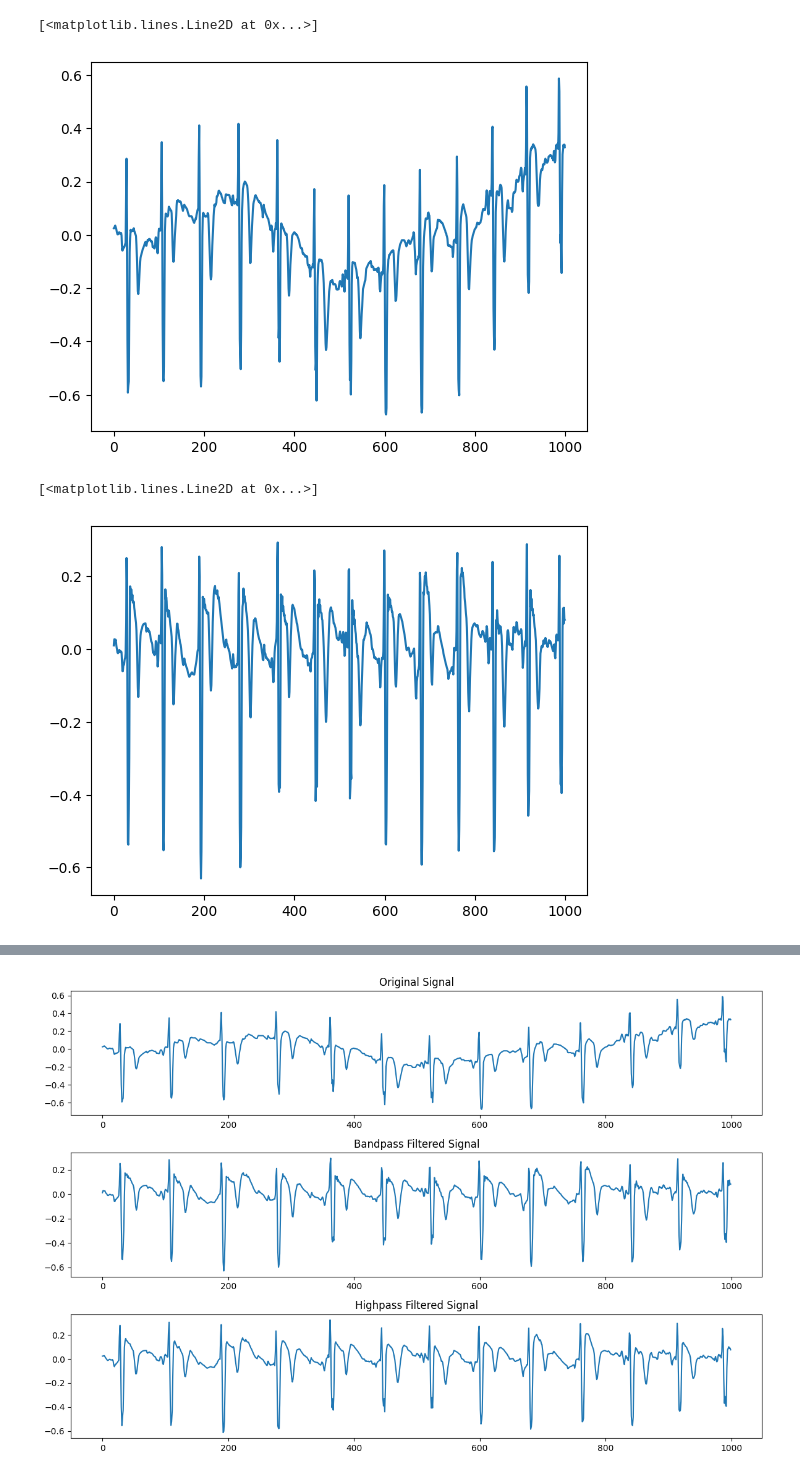
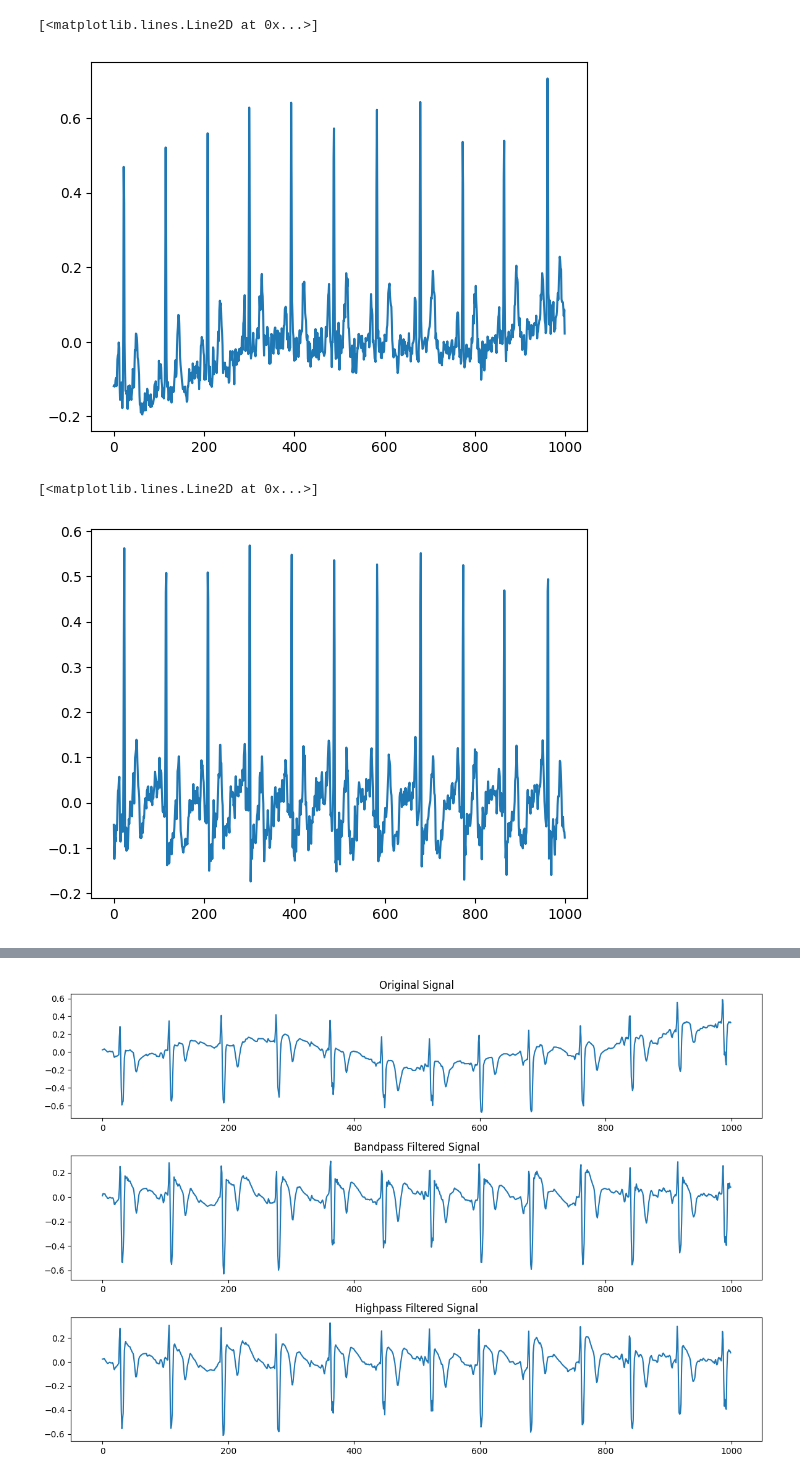
Before and after one commit to Nateml/bachelors_thesis, a Jupyter notebook: notebooks/exploratory/preprocessing.ipynb, the cells around one changed output, grey strips where cells are left out. Cells and saved outputs as stored; diff of their text form; code cells hidden in the pictures.

```diff
--- a/notebooks/exploratory/preprocessing.ipynb
+++ b/notebooks/exploratory/preprocessing.ipynb
@@ -13,16 +13,16 @@ signals.shape
 # %%
-idx = 3
+idx = 0
 # View a signal before bandpass filtering
 sig = signals[idx, :, 0]
 plt.plot(sig)
 # %% [output]
 [<matplotlib.lines.Line2D at 0x...>]
-[figure, old version]
+[figure, new version]
 # %%
-bandpass_sig = bandpass(sig, 100, order=4, low=0.5, high=40)
+bandpass_sig = bandpass(sig, sampling_rate=100, order=4, low=0.5, high=40)
 plt.plot(bandpass_sig)
 # %% [output]
 [<matplotlib.lines.Line2D at 0x...>]
-[figure, old version]
+[figure, new version]
 # %%
 # highpass
```
Also changed, not shown: parts of 3 cells of this notebook, 57 other files.
